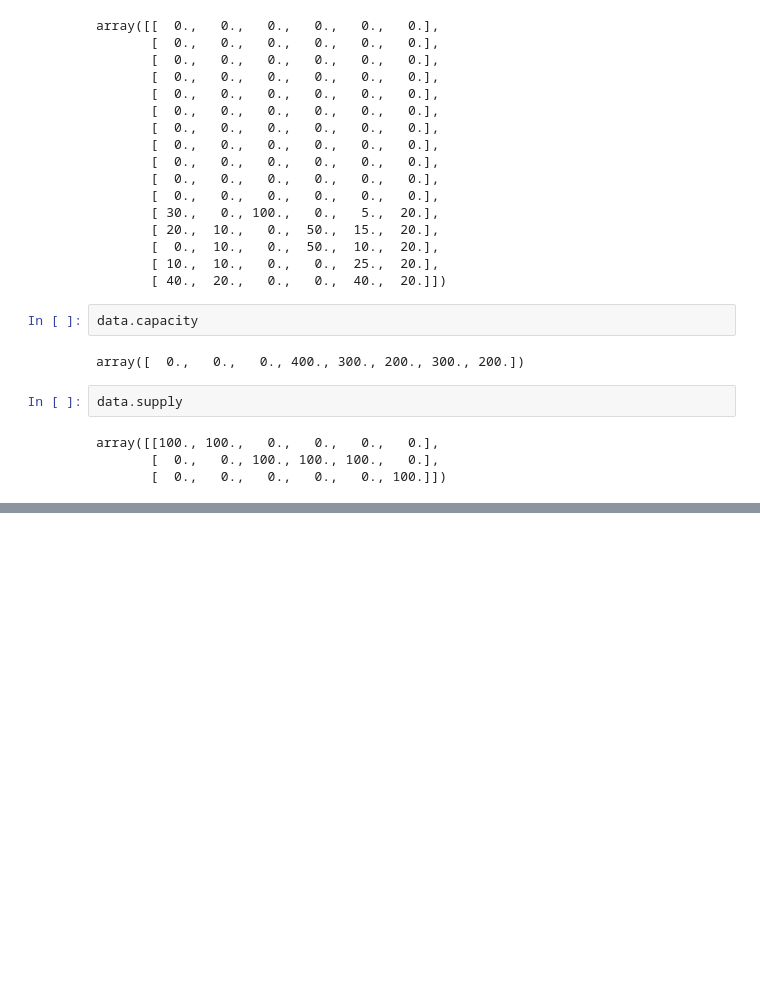
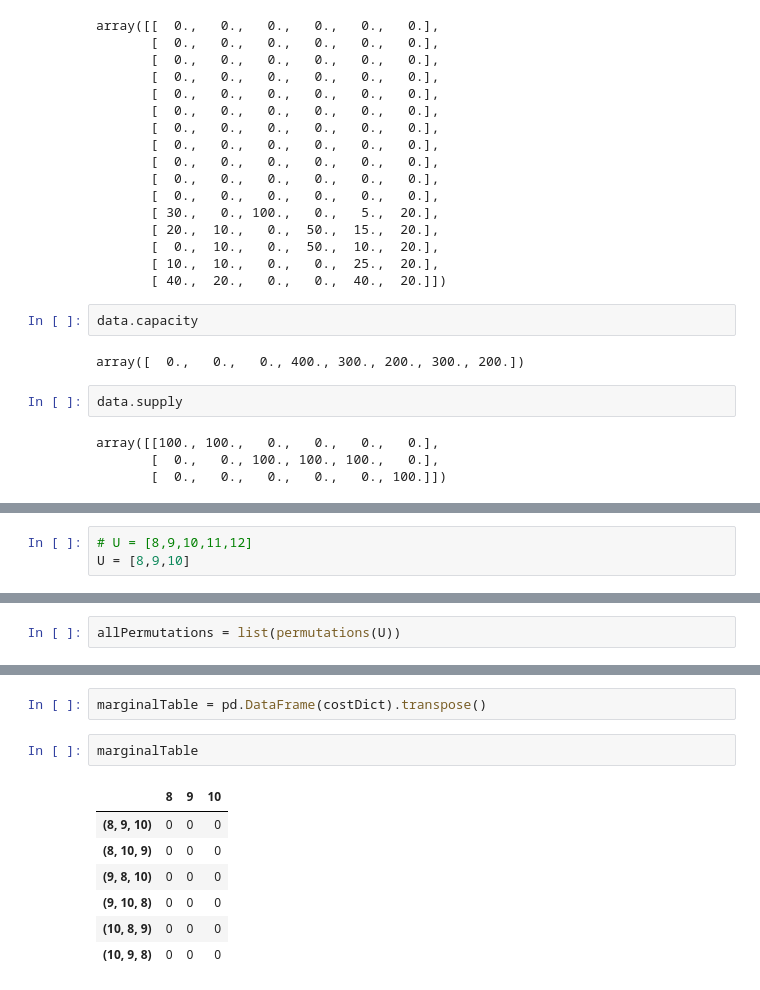
Before and after one commit to evalottalepp/DecisionMaking_Assignment_3, a Jupyter notebook: Sandbox.ipynb, the cells around one changed output, grey strips where cells are left out. Cells and saved outputs as stored; diff of their text form; blank space fills up the shorter version.

```diff
--- a/Sandbox.ipynb
+++ b/Sandbox.ipynb
@@ -88,0 +143,3 @@ K
+# %%
+# U = [8,9,10,11,12]
+U = [8,9,10]
@@ -88,0 +149,2 @@ K
+# %%
+allPermutations = list(permutations(U))
@@ -88,0 +163,12 @@ K
+# %%
+marginalTable = pd.DataFrame(costDict).transpose()
+# %%
+marginalTable
+# %% [output]
+|  | 8 | 9 | 10 |
+| (8, 9, 10) | 0 | 0 | 0 |
+| (8, 10, 9) | 0 | 0 | 0 |
+| (9, 8, 10) | 0 | 0 | 0 |
+| (9, 10, 8) | 0 | 0 | 0 |
+| (10, 8, 9) | 0 | 0 | 0 |
+| (10, 9, 8) | 0 | 0 | 0 |
```
Also changed, not shown: parts of 13 cells of this notebook, 2 other files.
